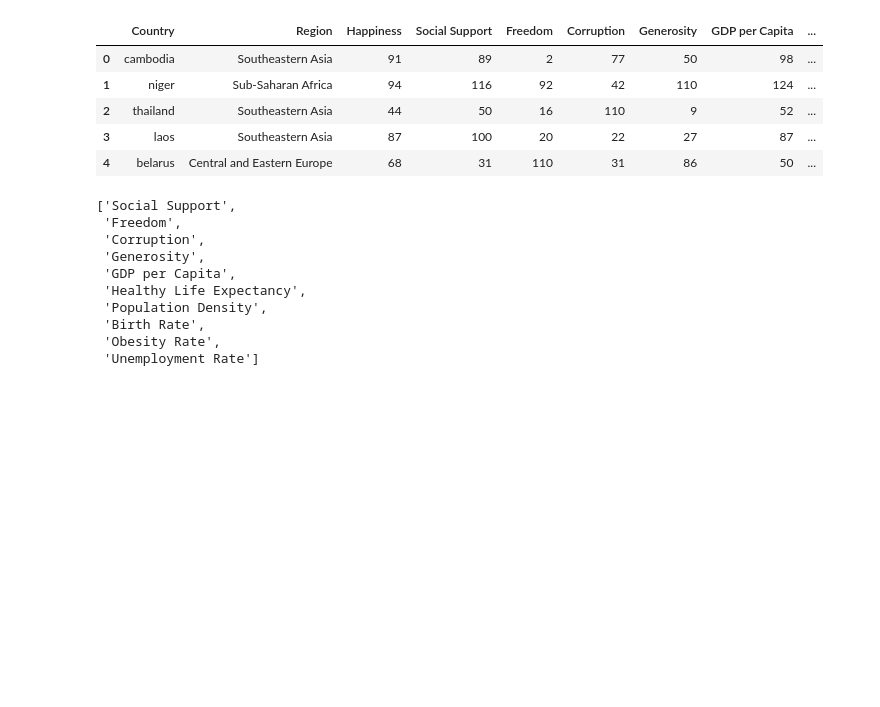
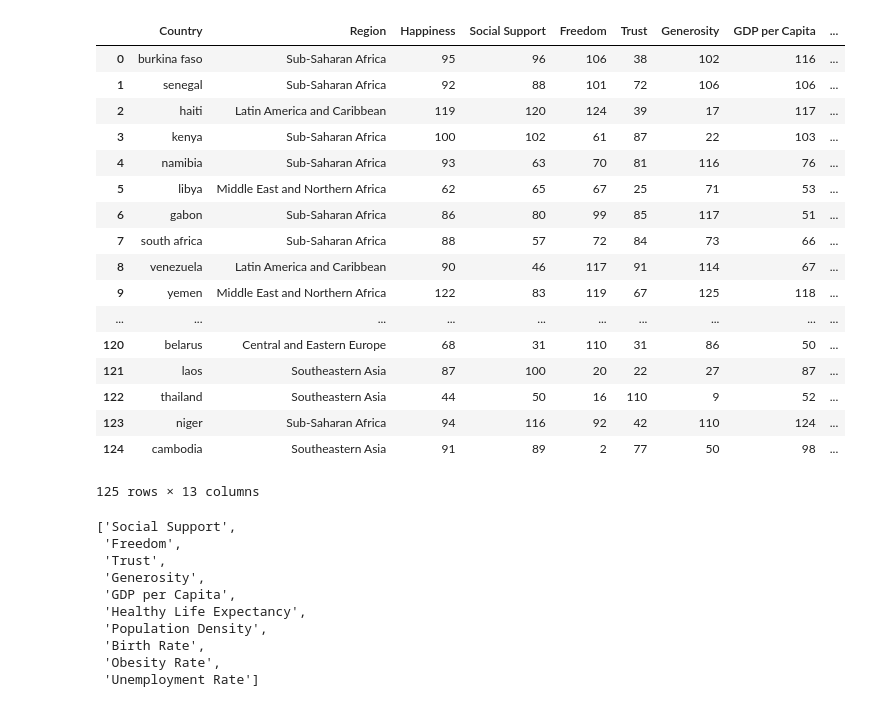
Before and after one commit to soobing91/P1_World_Happiness_Report, a Jupyter notebook: Paul Code/padean_ScatterPlots10.ipynb, the cells around one changed output. Cells and saved outputs as stored; diff of their text form; code cells hidden in the pictures; blank space fills up the shorter version.

```diff
--- a/Paul Code/padean_ScatterPlots10.ipynb
+++ b/Paul Code/padean_ScatterPlots10.ipynb
@@ -21,27 +21,39 @@ Index(['Unnamed: 0', 'Country', 'Region', 'Ladder', 'Social Support',
 # %%
 #Make a cleaner df: just the happiness column and 10 factors rank columns
 clean_df = pd.DataFrame({"Country":merged_df["Country"],
                          "Region":merged_df["Region"],
                          "Happiness":merged_df["Ladder rank"],
                          "Social Support":merged_df["Social Support rank"],
                          "Freedom":merged_df["Freedom rank"],
-                         "Corruption":merged_df["Corruption rank"],
+                         "Trust":merged_df["Trust rank"],
                          "Generosity":merged_df["Generosity rank"],
                          "GDP per Capita":merged_df["GDP per Capita rank"],
                          "Healthy Life Expectancy":merged_df["Healthy Life Expectancy rank"],
                          "Population Density":merged_df["Population Density rank"],
                          "Birth Rate":merged_df["Birth Rate rank"],
                          "Obesity Rate":merged_df["Obesity Rate (%) rank"],
                          "Unemployment Rate":merged_df["Unemployment Rate (%) rank"],
                         })
-clean_df.head()
+clean_df
 # %% [output]
-|  | Country | Region | Happiness | Social Support | Freedom | Corruption | Generosity | GDP per Capita | ... |
-| 0 | cambodia | Southeastern Asia | 91 | 89 | 2 | 77 | 50 | 98 | ... |
-| 1 | niger | Sub-Saharan Africa | 94 | 116 | 92 | 42 | 110 | 124 | ... |
-| 2 | thailand | Southeastern Asia | 44 | 50 | 16 | 110 | 9 | 52 | ... |
-| 3 | laos | Southeastern Asia | 87 | 100 | 20 | 22 | 27 | 87 | ... |
-| 4 | belarus | Central and Eastern Europe | 68 | 31 | 110 | 31 | 86 | 50 | ... |
+|  | Country | Region | Happiness | Social Support | Freedom | Trust | Generosity | GDP per Capita | ... |
+| 0 | burkina faso | Sub-Saharan Africa | 95 | 96 | 106 | 38 | 102 | 116 | ... |
+| 1 | senegal | Sub-Saharan Africa | 92 | 88 | 101 | 72 | 106 | 106 | ... |
+| 2 | haiti | Latin America and Caribbean | 119 | 120 | 124 | 39 | 17 | 117 | ... |
+| 3 | kenya | Sub-Saharan Africa | 100 | 102 | 61 | 87 | 22 | 103 | ... |
+| 4 | namibia | Sub-Saharan Africa | 93 | 63 | 70 | 81 | 116 | 76 | ... |
+| 5 | libya | Middle East and Northern Africa | 62 | 65 | 67 | 25 | 71 | 53 | ... |
+| 6 | gabon | Sub-Saharan Africa | 86 | 80 | 99 | 85 | 117 | 51 | ... |
+| 7 | south africa | Sub-Saharan Africa | 88 | 57 | 72 | 84 | 73 | 66 | ... |
+| 8 | venezuela | Latin America and Caribbean | 90 | 46 | 117 | 91 | 114 | 67 | ... |
+| 9 | yemen | Middle East and Northern Africa | 122 | 83 | 119 | 67 | 125 | 118 | ... |
+| ... | ... | ... | ... | ... | ... | ... | ... | ... | ... |
+| 120 | belarus | Central and Eastern Europe | 68 | 31 | 110 | 31 | 86 | 50 | ... |
+| 121 | laos | Southeastern Asia | 87 | 100 | 20 | 22 | 27 | 87 | ... |
+| 122 | thailand | Southeastern Asia | 44 | 50 | 16 | 110 | 9 | 52 | ... |
+| 123 | niger | Sub-Saharan Africa | 94 | 116 | 92 | 42 | 110 | 124 | ... |
+| 124 | cambodia | Southeastern Asia | 91 | 89 | 2 | 77 | 50 | 98 | ... |
+125 rows × 13 columns
 # %%
 #make a list of columns that need to make a scatter plot of
 columns = clean_df.columns
@@ -53,7 +65,7 @@ columns
 # %% [output]
 ['Social Support',
  'Freedom',
- 'Corruption',
+ 'Trust',
  'Generosity',
  'GDP per Capita',
  'Healthy Life Expectancy',
```
Also changed, not shown: parts of 7 cells of this notebook, 14 other files.
